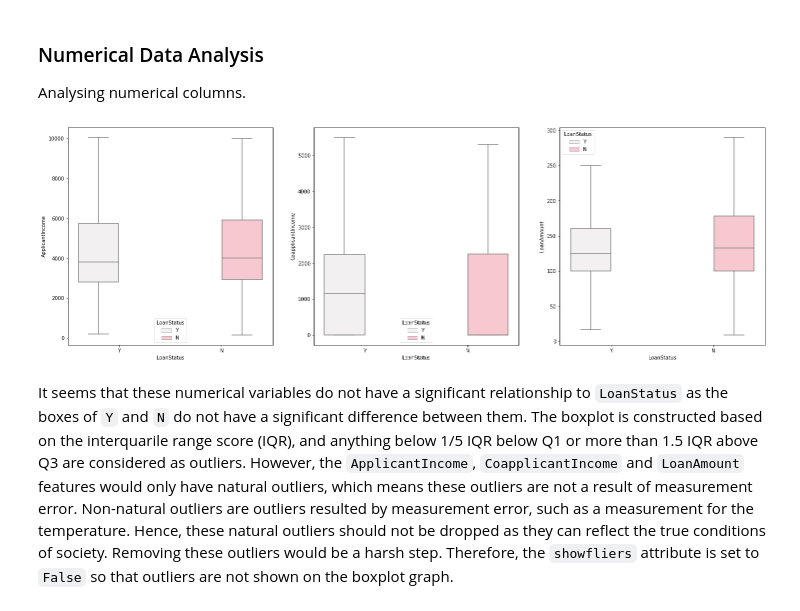
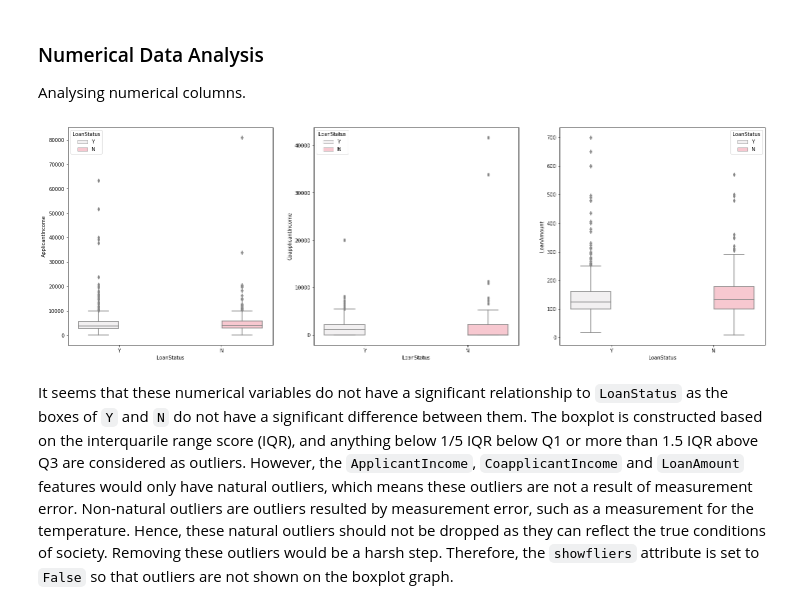
Before and after one commit to lianaling/ds-dec2021, a Jupyter notebook: my_analytics.ipynb, the cells around one changed output. Drawn from its saved outputs; the diff is of its cells as text; code cells hidden in the pictures.

```diff
--- a/my_analytics.ipynb
+++ b/my_analytics.ipynb
@@ -182,15 +191,15 @@ Analysing numerical columns.
 # %%
 fig, ax = plt.subplots(1, 3, figsize=(25,8))
 
 ax = ax.flatten()
 
 for i, v in enumerate(num_data):
     if(v == 'LoanStatus'):
         continue
-    sns.boxplot(data=myNewData, ax=ax[i], x='LoanStatus', y=v, hue='LoanStatus', color='pink', showfliers=False)
+    sns.boxplot(data=myNewData, ax=ax[i], x='LoanStatus', y=v, hue='LoanStatus', color='pink')
     ax[i].set(xlabel='LoanStatus', ylabel=v)
 # %% [output]
-[figure, old version]
+[figure, new version]
 # %% [markdown]
 It seems that these numerical variables do not have a significant relationship to `LoanStatus` as the boxes of `Y` and `N` do not have a significant difference between them. The boxplot is constructed based on the interquarile range score (IQR), and anything below 1/5 IQR below Q1 or more than 1.5 IQR above Q3 are considered as outliers. However,  the `ApplicantIncome`, `CoapplicantIncome` and `LoanAmount` features would only have natural outliers, which means these outliers are not a result of measurement error. Non-natural outliers are outliers resulted by measurement error, such as a measurement for the temperature. Hence, these natural outliers should not be dropped as they can reflect the true conditions of society. Removing these outliers would be a harsh step. Therefore, the `showfliers` attribute is set to `False` so that outliers are not shown on the boxplot graph.
 # %% [markdown]
```
Also changed, not shown: parts of 34 cells of this notebook.
